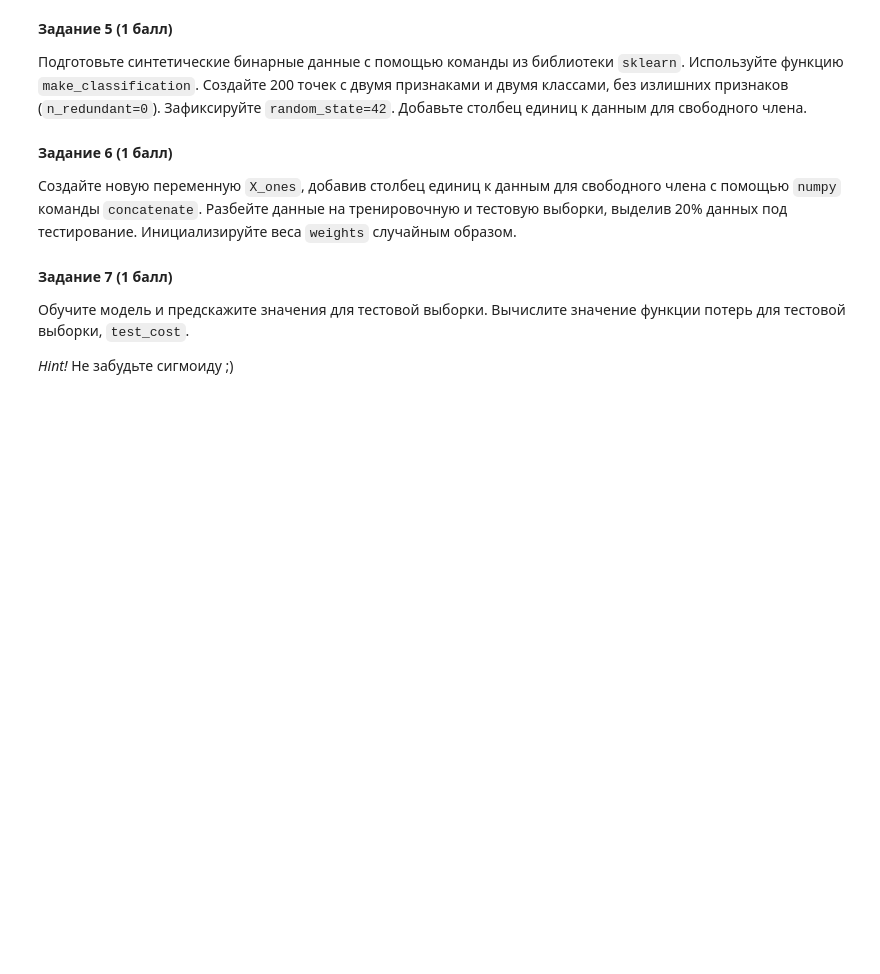
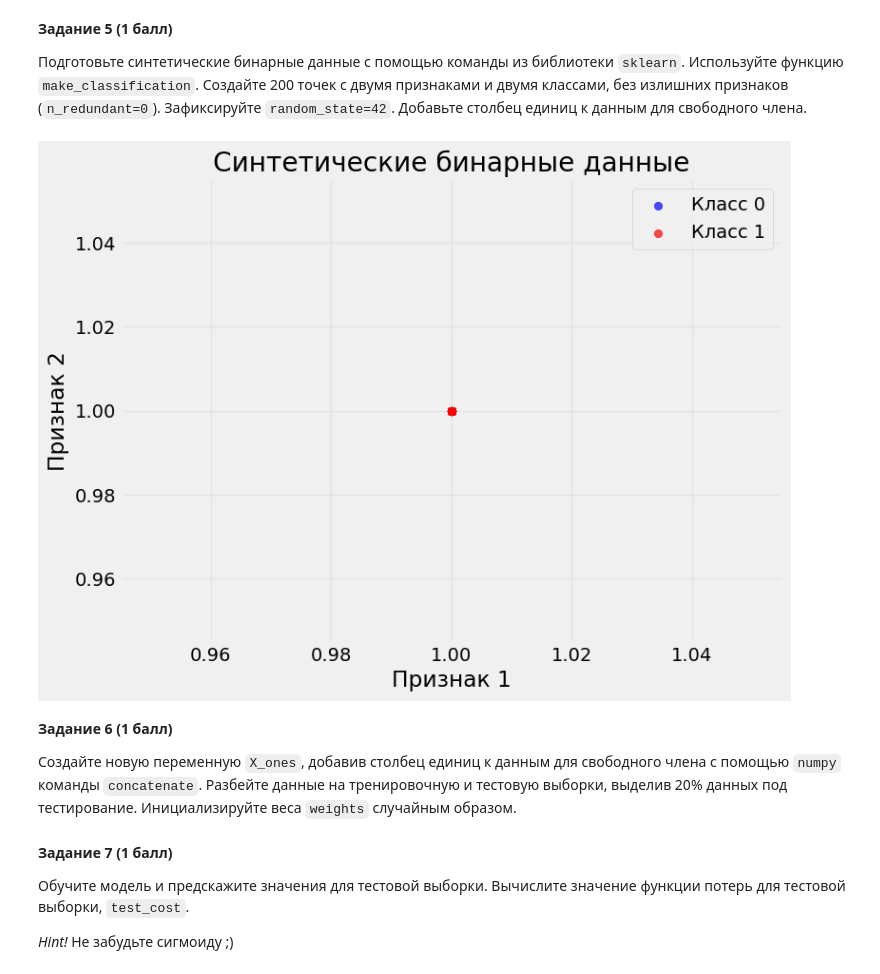
Before and after one commit to yuramayer/mipt-masters, a Jupyter notebook: ml-basics/hw_4/ans/hw_4_done.ipynb, the cells around one changed output. Saved outputs shown, nothing was run; the diff lists cells and outputs as text; code cells hidden in the pictures; blank space fills up the shorter version.

```diff
--- a/ml-basics/hw_4/ans/hw_4_done.ipynb
+++ b/ml-basics/hw_4/ans/hw_4_done.ipynb
@@ -105,21 +119,25 @@ assert np.allclose(gradient_descent(X, y, weights, 0.03, 300), [-0.01, -0.22], a
 # %%
 from sklearn.datasets import make_classification
 import matplotlib.pyplot as plt
 import numpy as np
 
 # НАЧАЛО ВАШЕГО РЕШЕНИЯ
+X, y = make_classification(200, n_features=2, n_classes=2, n_redundant=0, random_state=42)
+X = np.c_[np.ones(X.shape), X]
 # КОНЕЦ ВАШЕГО РЕШЕНИЯ
 
 # Визуализация данных
 plt.figure(figsize=(8, 6))
 plt.scatter(X[y == 0, 0], X[y == 0, 1], color='blue', label='Класс 0', alpha=0.7)
 plt.scatter(X[y == 1, 0], X[y == 1, 1], color='red', label='Класс 1', alpha=0.7)
 plt.title("Синтетические бинарные данные")
 plt.xlabel("Признак 1")
 plt.ylabel("Признак 2")
 plt.legend()
 plt.grid(alpha=0.3)
 plt.show()
+# %% [output]
+[figure, added]
 # %% [markdown]
 **Задание 6 (1 балл)**
 
```
Also changed, not shown: parts of 3 cells of this notebook.
